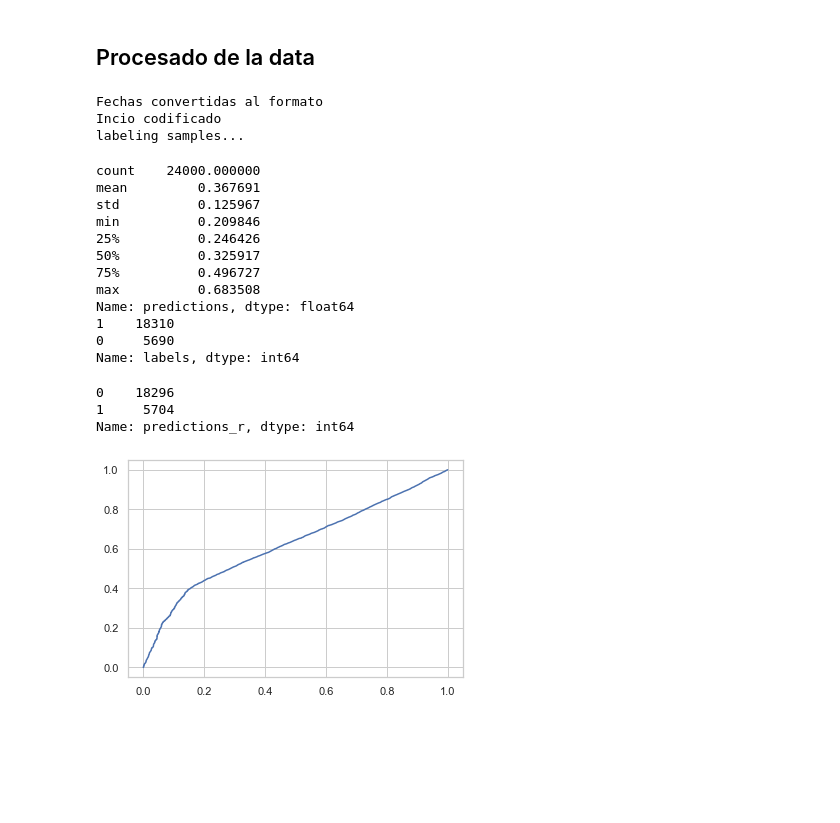
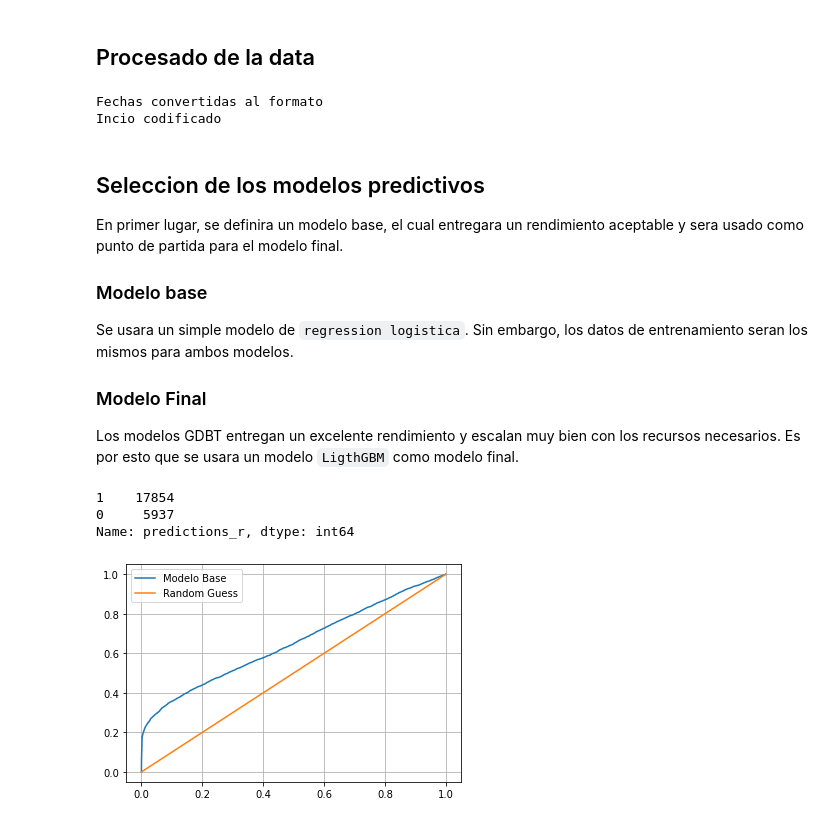
Before and after one commit to loaspra/caso-practico-11-jan, a Jupyter notebook: solution.ipynb, the cells around one changed output. Drawn from its saved outputs; the diff is of its cells as text; code cells hidden in the pictures; blank space fills up the shorter version.

```diff
--- a/solution.ipynb
+++ b/solution.ipynb
@@ -154,7 +199,7 @@ mitad
 ## Procesado de la data
 # %%
 
-def process(df_: pd.DataFrame, holidays: list, input_cols = ['NUM_CERTIFICADO', 'COD_CLIENTE', 'FECHA_CANCELACION', 'FECHA_INICIO', 'FLAG_CANCELADO', 'DIAS_VIGENTE', 'MESES_VIGENTE']):
+def process(df_: pd.DataFrame, holidays: list, input_cols = ['NUM_CERTIFICADO', 'COD_CLIENTE', 'FECHA_CANCELACION', 'FECHA_INICIO', 'FLAG_CANCELADO', 'DIAS_VIGENTE', 'MESES_VIGENTE'], min_corr = 0.01):
 
     df = df_.copy()
     # Convertir la fecha a datetime
@@ -162,7 +207,7 @@ def process(df_: pd.DataFrame, holidays: list, input_cols = ['NUM_CERTIFICADO',
     df.FECHA_CANCELACION = df.FECHA_CANCELACION.apply(lambda x: pd.to_datetime(x, format='%Y-%m-%d %H:%M:%S') if x != '-' else x)
 
     df['INICIO_FERIADO'] = df.FECHA_INICIO.apply(lambda x: x in holidays).astype(int)
-    dataset['SEMANA_INICIO'] = dataset.FECHA_INICIO.dt.isocalendar().week
+    df['SEMANA_INICIO'] = df.FECHA_INICIO.dt.isocalendar().week
 
     print("Fechas convertidas al formato")
     # One hot encoding Producto
@@ -179,19 +224,24 @@ def process(df_: pd.DataFrame, holidays: list, input_cols = ['NUM_CERTIFICADO',
     minimo = df['INICIO_ENCODED'].min()
     maximo = df['INICIO_ENCODED'].max()
     df['INICIO_ENCODED'] = df['INICIO_ENCODED'].apply(lambda x: (x - minimo) / (maximo - minimo))
-    df['INICIO_ENCODED'] = df['INICIO_ENCODED'].apply(lambda x: np.sin(x * 2 * np.pi))
+    df['INICIO_ENCODED_YEAR'] = df['INICIO_ENCODED'].apply(lambda x: np.sin(x * 2 * np.pi / 365))
+
     print("Incio codificado")
     # Crear una columna con el numero de dias que ha estado vigente el seguro
     df['DIAS_VIGENTE'] = df.apply(lambda x: (x.FECHA_CANCELACION - x.FECHA_INICIO).days if x.FLAG_CANCELADO == 1 else -1, axis = 1)
 
     # Crear una columna con el numero de meses que ha estado vigente el seguro
     df['MESES_VIGENTE'] = round(df['DIAS_VIGENTE'] / 30.5)
-    print("labeling samples...")
+
     df['LABEL'] = df.MESES_VIGENTE.apply(lambda x: 1 if x <= 4 else 0)
-    df.sort_values(by='FECHA_INICIO', inplace=True)
-    # Drop unnecesary cols para prevenir data leakage
+    # Drop  cols no disponibles en tiempo de prediccion para prevenir data leakage
     df.drop(columns=input_cols, inplace=True)
 
+    # Drop cols con poca correlacion con la salida
+    corrs = df.corr()
+    lb = corrs[corrs.LABEL.abs() < min_corr].index
+    df.drop(columns=lb, inplace=True)
+
     return df
 # %%
 # Crear una columna con el numero de la semana de la fecha de inicio
@@ -203,42 +253,45 @@ pro_df = process(dataset, holidays=holidays)
 # %% [output]
 Fechas convertidas al formato
 Incio codificado
-labeling samples...
 # %%
 # split the dataset into train and test
 train_df, test_df = train_test_split(pro_df, test_size = 0.2)
 
-# split the dataset into train and validation
-train_df, val_df = train_test_split(train_df, test_size = 0.2)
+# # split the dataset into train and validation
+# train_df, val_df = train_test_split(train_df, test_size = 0.2)
+# %% [markdown]
+## Seleccion de los modelos predictivos
+
+En primer lugar, se definira un modelo base, el cual entregara un rendimiento aceptable y sera usado como punto de partida para el modelo final.
+
+### Modelo base
+
+Se usara un simple modelo de `regression logistica`. Sin embargo, los datos de entrenamiento seran los mismos para ambos modelos.
+
+### Modelo Final
+
+Los modelos GDBT entregan un excelente rendimiento y escalan muy bien con los recursos necesarios. Es por esto que se usara un modelo `LigthGBM` como modelo final.
 # %%
 # Fit a logistic regression model with train_df dataset and predict the probability of the test_df dataset
 logreg = LogisticRegression(max_iter=10000)
-logreg.fit(train_df.drop('LABEL', axis = 1), train_df.LABEL, sample_weight = train_df.LABEL.apply(lambda x: 0.1 if x == 1 else 0.6))
+logreg.fit(train_df.drop('LABEL', axis = 1), train_df.LABEL, sample_weight = train_df.LABEL.apply(lambda x: 0.5 if x == 1 else 1))
 y_pred = logreg.predict_proba(test_df.drop('LABEL', axis = 1))[:, 1]
 # %%
-results = pd.DataFrame({'labels': test_df.LABEL, 'predictions': y_pred})
-print(results.predictions.describe())
+results = pd.DataFrame({'labels': test_df["LABEL"], 'predictions': y_pred})
 results['predictions_r'] = results.predictions.apply(lambda x: 1 if x > 0.5 else 0)
+
 # Plot the ROC curvE
-fpr, tpr, thresholds = roc_curve(test_df.LABEL, y_pred)
-plt.plot(fpr, tpr)
+fpr, tpr, thresholds = roc_curve(test_df["LABEL"], y_pred)
 
-print(results.labels.value_counts())
+rand_x = np.arange(0, 1, 1/len(fpr))
+
+plt.plot(fpr, tpr, rand_x, rand_x)
+plt.legend(["Modelo Base", "Random Guess"])
+plt.grid()
+
 results.predictions_r.value_counts()
 # %% [output]
-count    24000.000000
-mean         0.367691
-std          0.125967
-min          0.209846
-25%          0.246426
-50%          0.325917
-75%          0.496727
-max          0.683508
-Name: predictions, dtype: float64
-1    18310
-0     5690
-Name: labels, dtype: int64
+1    17854
+0     5937
+Name: predictions_r, dtype: int64
-0    18296
-1     5704
-Name: predictions_r, dtype: int64
-[figure, old version]
+[figure, new version]
```
Also changed, not shown: parts of 27 cells of this notebook, 6 other files.
